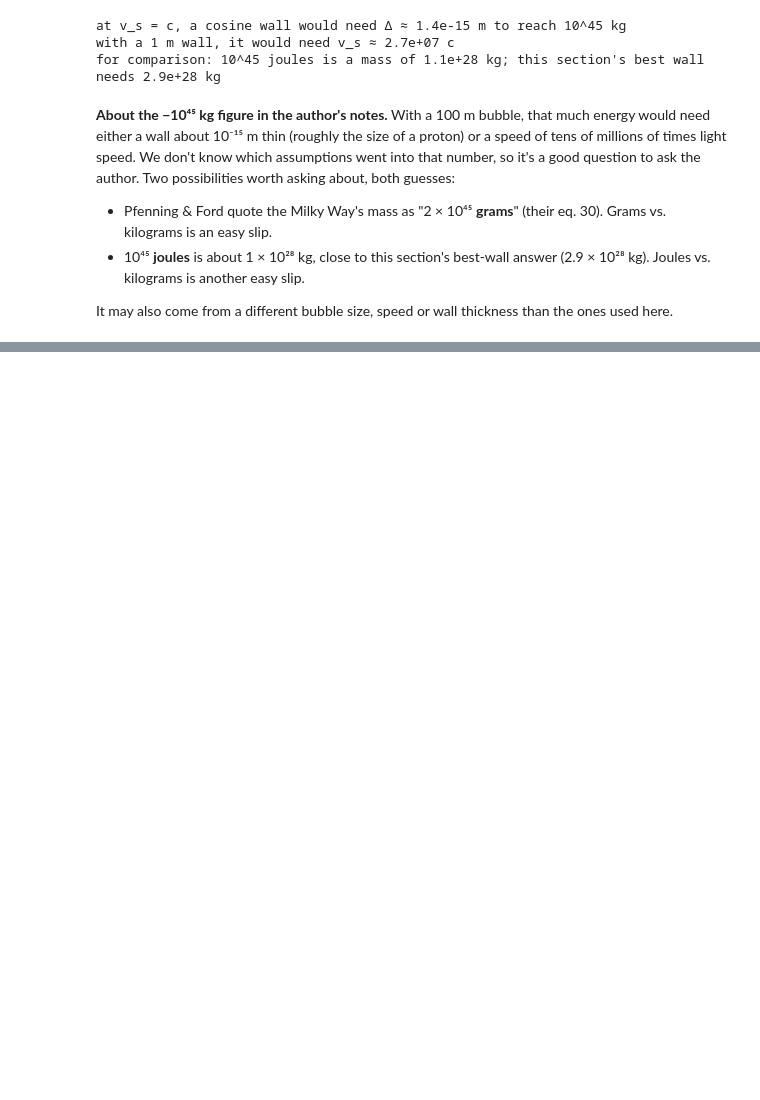
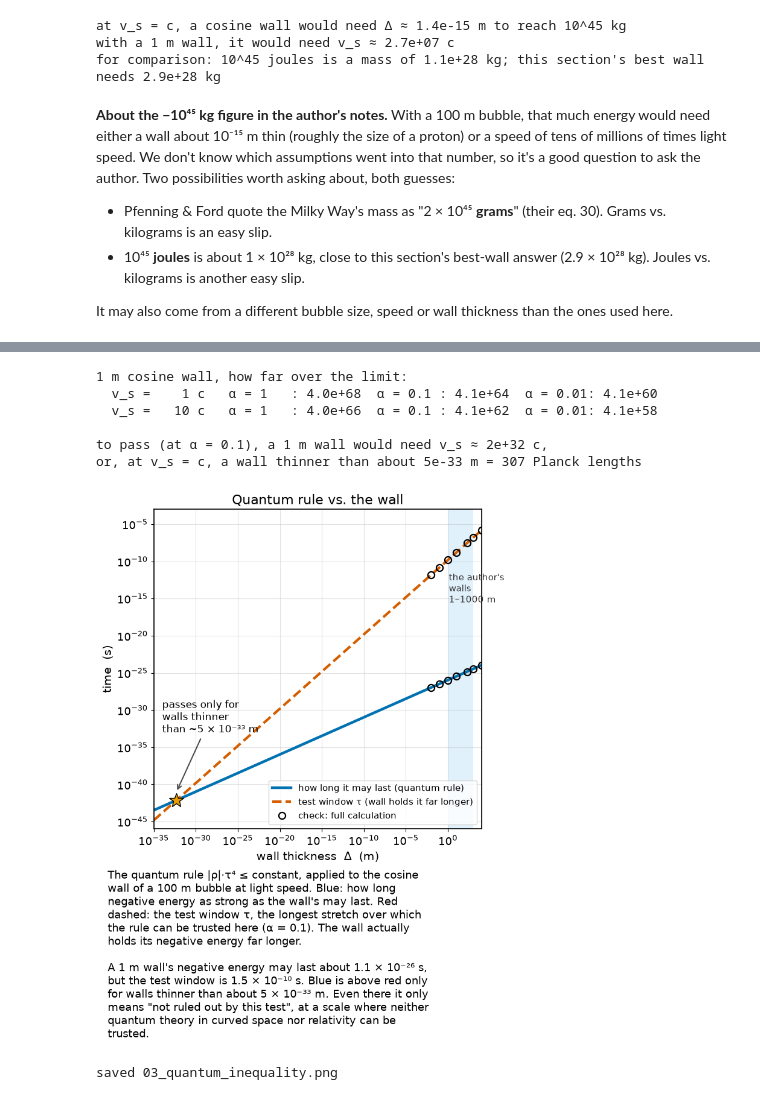
Before and after one commit to gvorwaller/warpdrive, a Jupyter notebook: warp_bubble.ipynb, the cells around one changed output, grey strips where cells are left out. Drawn from its saved outputs; the diff is of its cells as text; code cells hidden in the pictures; blank space fills up the shorter version.

```diff
--- a/warp_bubble.ipynb
+++ b/warp_bubble.ipynb
@@ -344,0 +398,66 @@ It may also come from a different bubble size, speed or wall thickness than the
+# %%
+f1, df1, ddf1 = cos_funcs(1.0)
+print("1 m cosine wall, how far over the limit:")
+for beta in [1.0, 10.0]:
+    row = "  ".join(f"α = {a:<4g}: {quantum.qi_check(beta, a, f1, df1, ddf1, R, R + 1.0).violation:.1e}"
+                    for a in [1.0, 0.1, 0.01])
+    print(f"  v_s = {beta:>4g} c   {row}")
+
+v_needed = np.sqrt(qi[1.0].violation)        # overshoot falls as 1/(v_s/c)²
+d_ok = 1.0 / np.sqrt(qi[1.0].violation)      # overshoot grows as Δ²; Δ = 1 m is the reference
+print(f"\nto pass (at α = 0.1), a 1 m wall would need v_s ≈ {v_needed:.0e} c,")
+print(f"or, at v_s = c, a wall thinner than about {d_ok:.0e} m = {d_ok / quantum.PLANCK_LENGTH:.0f} Planck lengths")
+# %% [output]
+1 m cosine wall, how far over the limit:
+  v_s =    1 c   α = 1   : 4.0e+68  α = 0.1 : 4.1e+64  α = 0.01: 4.1e+60
+  v_s =   10 c   α = 1   : 4.0e+66  α = 0.1 : 4.1e+62  α = 0.01: 4.1e+58
+
+to pass (at α = 0.1), a 1 m wall would need v_s ≈ 2e+32 c,
+or, at v_s = c, a wall thinner than about 5e-33 m = 307 Planck lengths
+# %%
+# Durations vs wall thickness. Both are exact formulas for the cosine wall, valid at any Δ:
+#   strongest |ρ| = (c⁴/8πG)(β²/4)(π/2Δ)²   (equator, mid-wall)
+#   r_min = 1/√(β² π²/(2Δ²))                 (largest curvature: on the axis at the outer edge;
+#                                             tested for β ≥ 0.5, and scale-free because f = f' = 0 there)
+# Circles: the full numerical calculation at a few thicknesses, as a check.
+from scipy.constants import c as C_LIGHT
+
+d_axis = np.logspace(-35, 4, 400)
+rho_peak = energy.ENERGY_DENSITY_SCALE * BETA**2 / 4 * (np.pi / (2 * d_axis))**2
+may_last = quantum.allowed_duration(rho_peak)
+window = ALPHA * np.sqrt(2) * d_axis / (np.pi * BETA) / C_LIGHT
+D_OK = d_ok
+
+check_d = [1e-2, 1e-1, 1.0, 10.0, D_BEST, 1e3, 1e4]
+checks = [quantum.qi_check(BETA, ALPHA, *cos_funcs(d), R, R + d) for d in check_d]
+
+fig, ax = phone_figure(1, height_per_row=6.2)
+ax.loglog(d_axis, may_last, color=COLORS["blue"], lw=3.2, label="how long it may last (quantum rule)")
+ax.loglog(d_axis, window, color=COLORS["vermillion"], ls="--", lw=3.0, label="test window τ (wall holds it far longer)")
+ax.loglog(check_d, [r.allowed_duration for r in checks], "o", color="black", mfc="none", ms=8, mew=1.6,
+          label="check: full calculation")
+ax.loglog(check_d, [r.tau for r in checks], "o", color="black", mfc="none", ms=8, mew=1.6)
+ax.plot(D_OK, quantum.allowed_duration(energy.ENERGY_DENSITY_SCALE * BETA**2 / 4 * (np.pi / (2 * D_OK))**2), marker="*",
+        ms=18, color=COLORS["orange"], mec="black", zorder=5)
+ax.annotate(f"passes only for\nwalls thinner\nthan ~{sci_text(D_OK, 0)} m", (D_OK, 1e-41), xytext=(1e-34, 1e-33),
+            fontsize=12, arrowprops=dict(arrowstyle="->", color="0.3", lw=1.5))
+ax.axvspan(1.0, 1e3, color=COLORS["sky"], alpha=0.18, lw=0)
+ax.text(1.3, 3e-16, "the author's\nwalls\n1–1000 m", fontsize=11, color="0.2")
+
+ax.set_xlim(1e-35, 1e4)
+ax.set_ylim(1e-46, 1e-3)
+ax.set_xlabel("wall thickness  Δ  (m)")
+ax.set_ylabel("time  (s)")
+ax.set_title("Quantum rule vs. the wall")
+ax.legend(loc="lower right", fontsize=11)
+
+path = save_figure(fig, "03_quantum_inequality", f'''
+The quantum rule |ρ|·τ⁴ ≤ constant, applied to the cosine wall of a 100 m bubble at light speed. Blue: how long negative energy as strong as the wall's may last. Red dashed: the test window τ, the longest stretch over which the rule can be trusted here (α = 0.1). The wall actually holds its negative energy far longer.
+
+A 1 m wall's negative energy may last about {sci_text(qi[1.0].allowed_duration)} s, but the test window is {sci_text(qi[1.0].tau)} s. Blue is above red only for walls thinner than about {sci_text(D_OK, 0)} m. Even there it only means "not ruled out by this test", at a scale where neither quantum theory in curved space nor relativity can be trusted.
+''')
+plt.show()
+print("saved", path.name)
+# %% [output]
+[figure, added]
+saved 03_quantum_inequality.png
```
Also changed, not shown: parts of 6 cells of this notebook, 10 other files.
